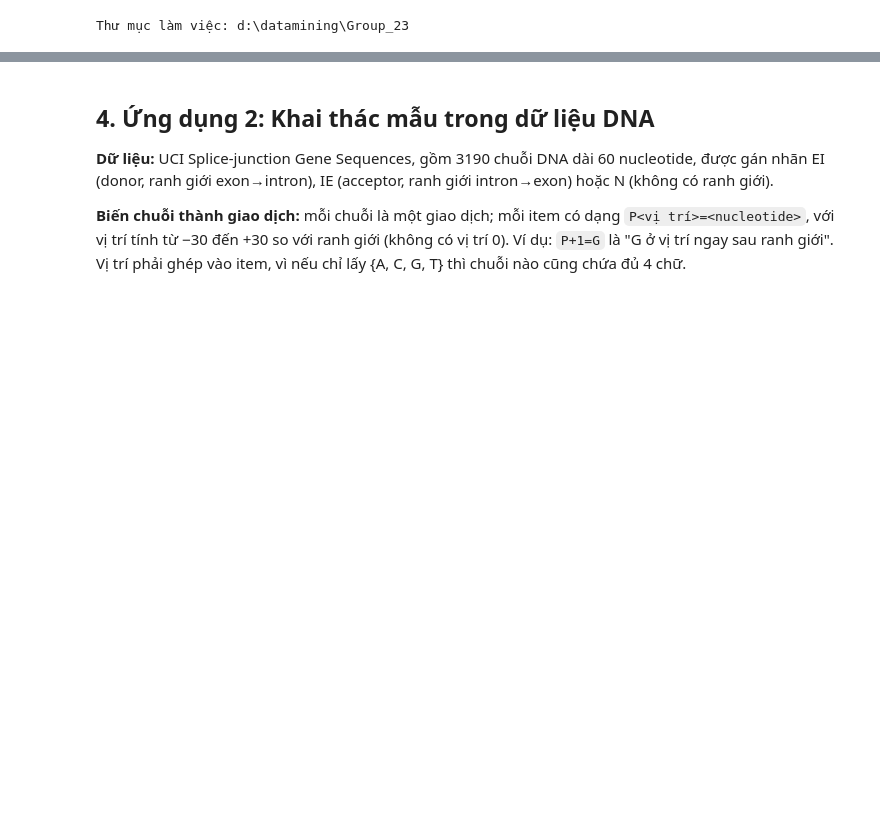
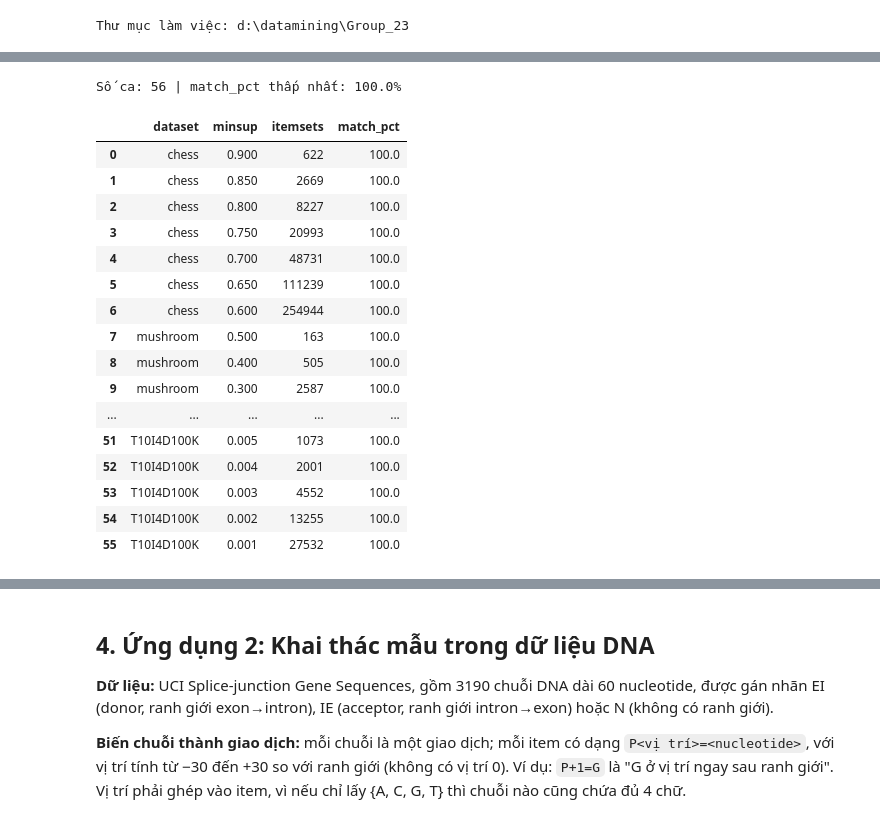
Before and after one commit to KhoaTranFitus/Frequent_Itemset, a Jupyter notebook: notebooks/demo.ipynb, the cells around one changed output, grey strips where cells are left out. Cells and saved outputs as stored; diff of their text form; code cells hidden in the pictures; blank space fills up the shorter version.

```diff
--- a/notebooks/demo.ipynb
+++ b/notebooks/demo.ipynb
@@ -20,0 +66,25 @@ Thư mục làm việc: d:\datamining\Group_23
+# %%
+import pandas as pd
+
+rt = pd.read_csv("data/output/exp/runtime.csv")
+print(f"Số ca: {len(rt)} | match_pct thấp nhất: {rt['match_pct'].min()}%")
+rt[["dataset", "minsup", "itemsets", "match_pct"]]
+# %% [output]
+Số ca: 56 | match_pct thấp nhất: 100.0%
+|  | dataset | minsup | itemsets | match_pct |
+| 0 | chess | 0.900 | 622 | 100.0 |
+| 1 | chess | 0.850 | 2669 | 100.0 |
+| 2 | chess | 0.800 | 8227 | 100.0 |
+| 3 | chess | 0.750 | 20993 | 100.0 |
+| 4 | chess | 0.700 | 48731 | 100.0 |
+| 5 | chess | 0.650 | 111239 | 100.0 |
+| 6 | chess | 0.600 | 254944 | 100.0 |
+| 7 | mushroom | 0.500 | 163 | 100.0 |
+| 8 | mushroom | 0.400 | 505 | 100.0 |
+| 9 | mushroom | 0.300 | 2587 | 100.0 |
+| ... | ... | ... | ... | ... |
+| 51 | T10I4D100K | 0.005 | 1073 | 100.0 |
+| 52 | T10I4D100K | 0.004 | 2001 | 100.0 |
+| 53 | T10I4D100K | 0.003 | 4552 | 100.0 |
+| 54 | T10I4D100K | 0.002 | 13255 | 100.0 |
+| 55 | T10I4D100K | 0.001 | 27532 | 100.0 |
```
Also changed, not shown: parts of 19 cells of this notebook, 1 other file.
